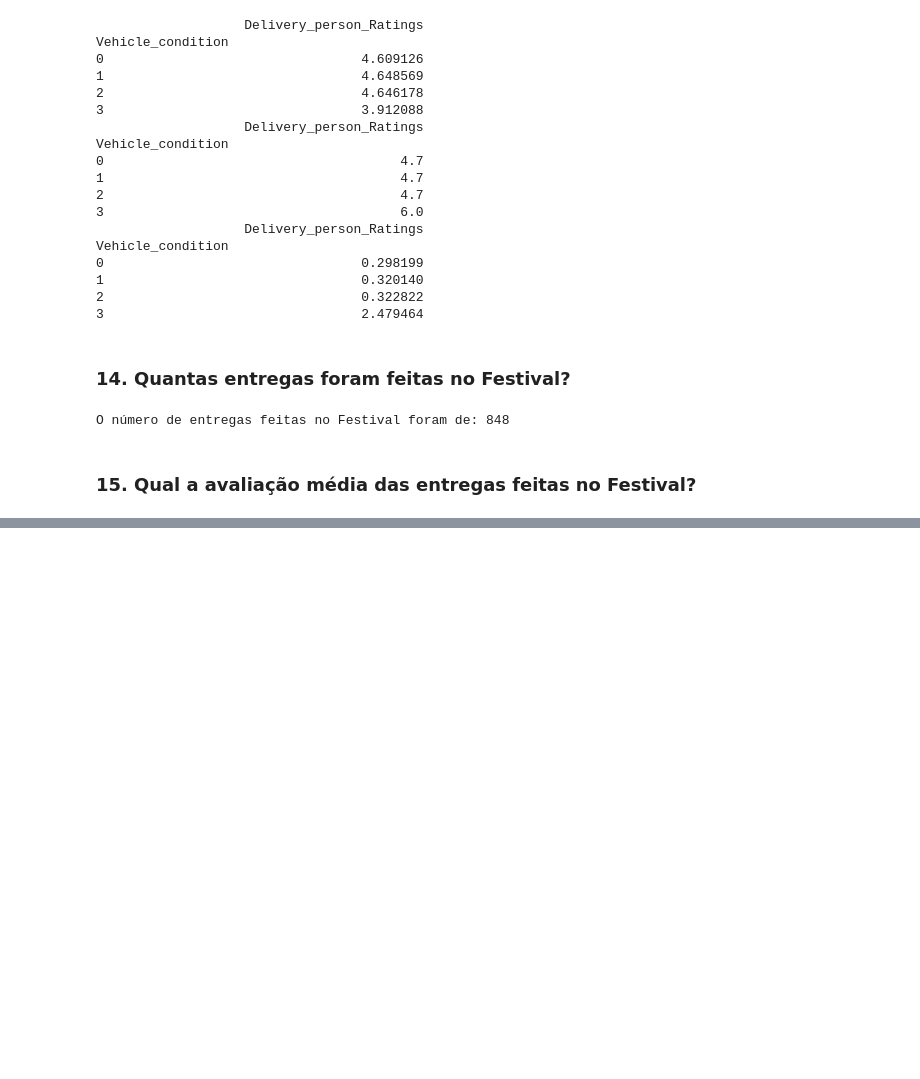
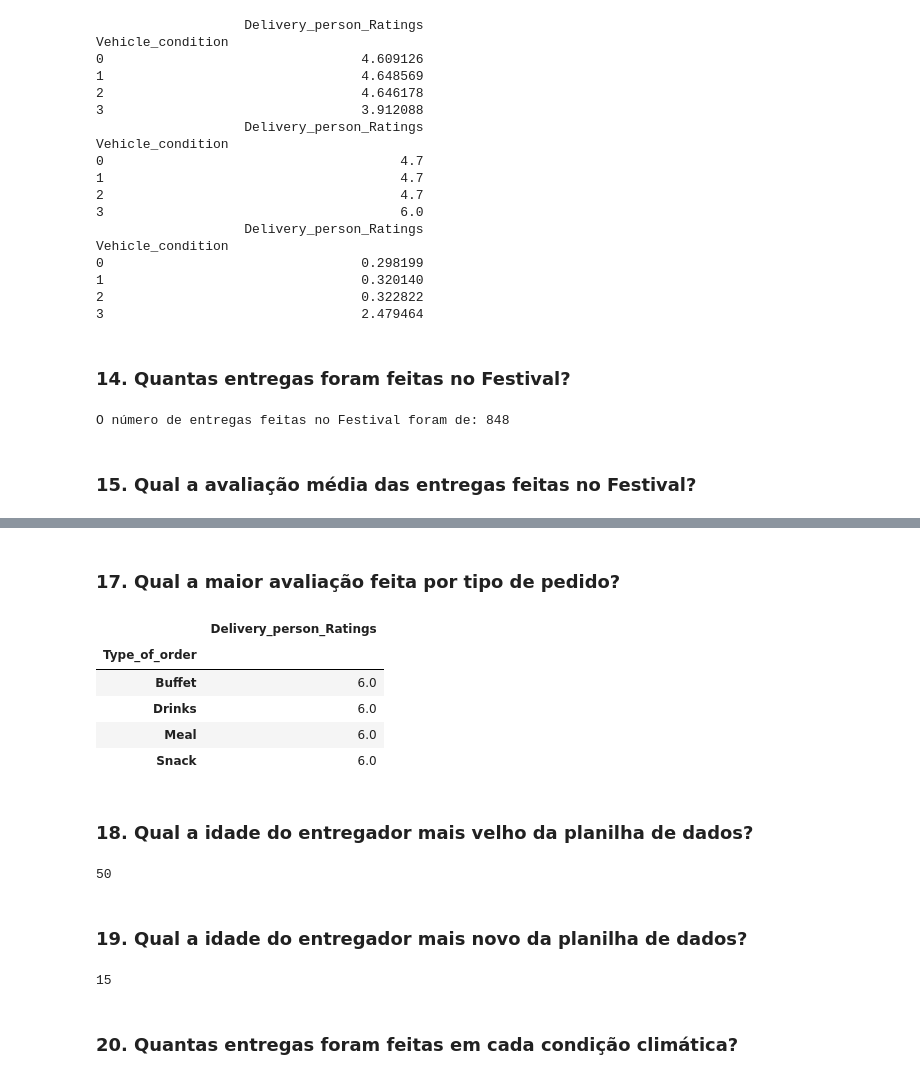
Before and after one commit to LuiMagno/DS_Notebooks, a Jupyter notebook: ComunidadeDS/FTC_Python/Exercícios 02 - Ciclo04.ipynb, the cells around one changed output, grey strips where cells are left out. Saved outputs shown, nothing was run; the diff lists cells and outputs as text; code cells hidden in the pictures; blank space fills up the shorter version.

```diff
--- a/ComunidadeDS/FTC_Python/Exercícios 02 - Ciclo04.ipynb
+++ b/ComunidadeDS/FTC_Python/Exercícios 02 - Ciclo04.ipynb
@@ -318,0 +342,28 @@ O número de entregas feitas no Festival foram de: 848
+# %% [markdown]
+### 17. Qual a maior avaliação feita por tipo de pedido?
+# %%
+cols = ['Delivery_person_Ratings', 'Type_of_order']
+
+maior_avaliacao_pedido = df.loc[:, cols].groupby(['Type_of_order']).max()
+maior_avaliacao_pedido
+# %% [output]
+|  | Delivery_person_Ratings |
+| Type_of_order |  |
+| Buffet | 6.0 |
+| Drinks | 6.0 |
+| Meal | 6.0 |
+| Snack | 6.0 |
+# %% [markdown]
+### 18. Qual a idade do entregador mais velho da planilha de dados?
+# %%
+df['Delivery_person_Age'].max()
+# %% [output]
+50
+# %% [markdown]
+### 19. Qual a idade do entregador mais novo da planilha de dados?
+# %%
+df['Delivery_person_Age'].min()
+# %% [output]
+15
+# %% [markdown]
+### 20. Quantas entregas foram feitas em cada condição climática?
```
Also changed, not shown: parts of 5 cells of this notebook.
